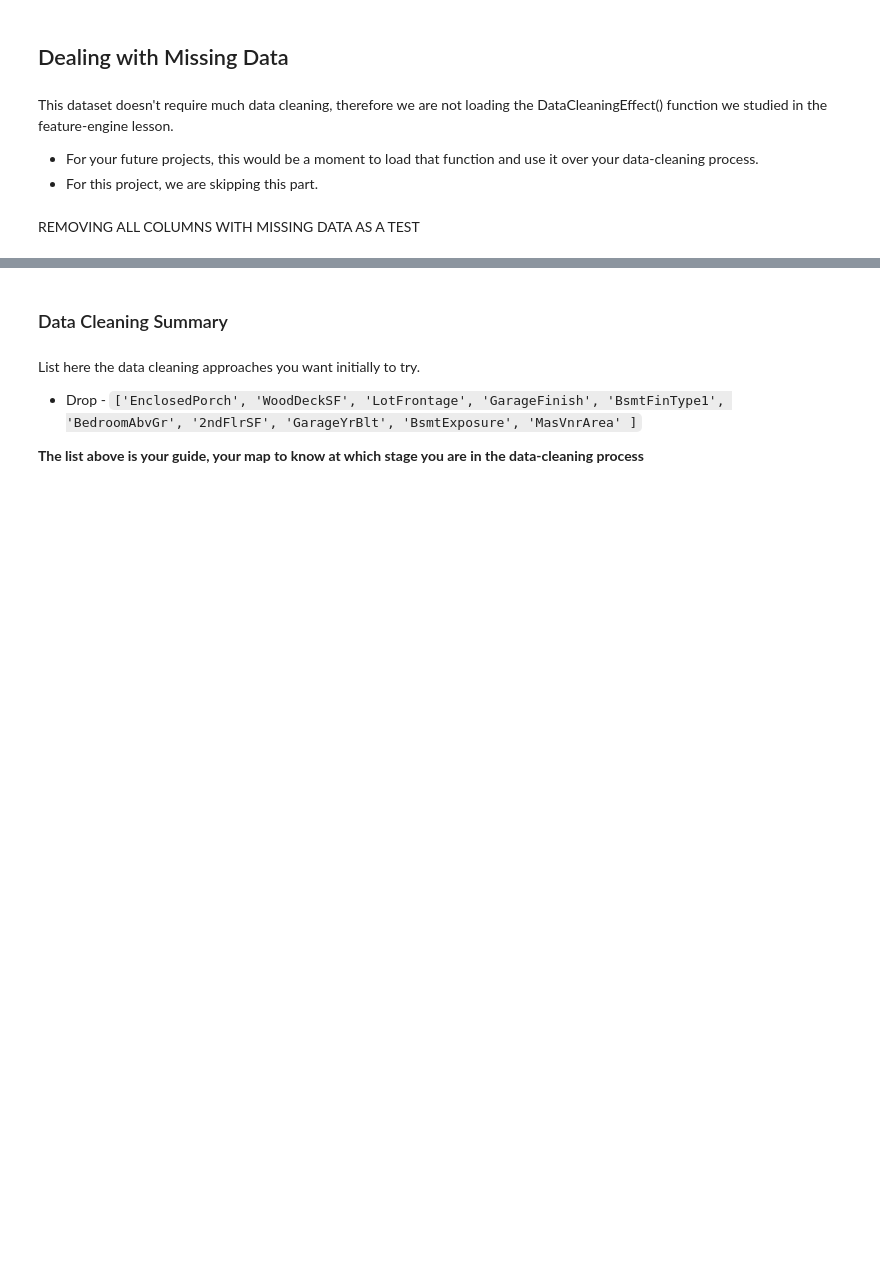
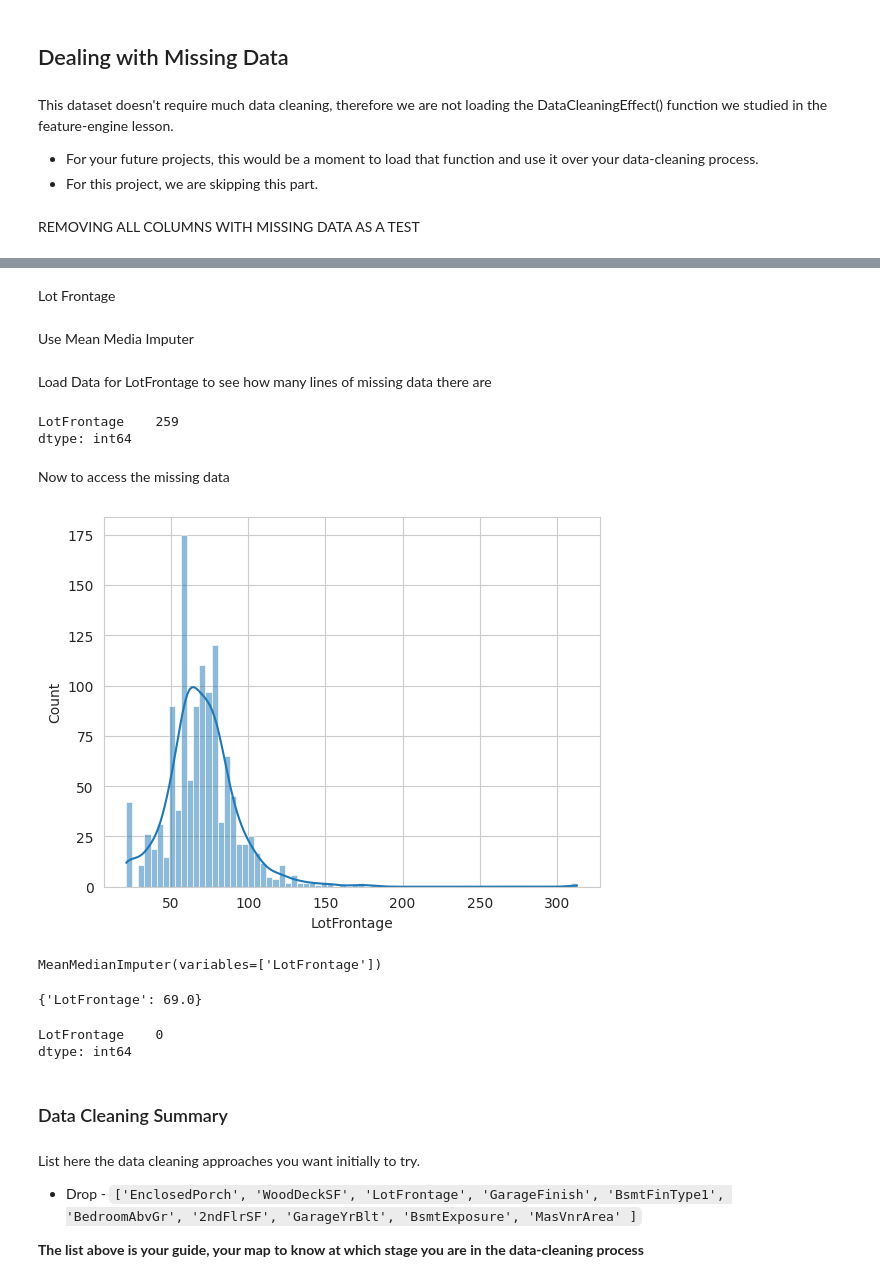
Before and after one commit to JohnStuartPhil/p5test, a Jupyter notebook: jupyter_notebooks/03 - DataCleaning.ipynb, the cells around one changed output, grey strips where cells are left out. Saved outputs shown, nothing was run; the diff lists cells and outputs as text; code cells hidden in the pictures; blank space fills up the shorter version.

Commit message:
Caluclate mean median for LotFrontage missing data

```diff
--- a/jupyter_notebooks/03 - DataCleaning.ipynb
+++ b/jupyter_notebooks/03 - DataCleaning.ipynb
@@ -236,0 +241,21 @@ REMOVING ALL COLUMNS WITH MISSING DATA AS A TEST
+# %% [markdown]
+Lot Frontage
+# %% [markdown]
+Use Mean Media Imputer
+# %% [markdown]
+Load Data for LotFrontage to see how many lines of missing data there are
+# %%
+df[['LotFrontage']].isnull().sum()
+# %% [output]
+LotFrontage    259
+dtype: int64
+# %% [markdown]
+Now to access the missing data
+# %%
+sns.set_style('whitegrid')
+for col in ['LotFrontage']:
+  sns.histplot(data=df, x=col, kde=True)
+  plt.show()
+  print('\n')
+# %% [output]
+[figure, added]
@@ -236,0 +266,8 @@ REMOVING ALL COLUMNS WITH MISSING DATA AS A TEST
+# %%
+imputer.fit(df)
+# %% [output]
+MeanMedianImputer(variables=['LotFrontage'])
+# %%
+imputer.imputer_dict_
+# %% [output]
+{'LotFrontage': 69.0}
@@ -237,3 +276,8 @@ REMOVING ALL COLUMNS WITH MISSING DATA AS A TEST
+# %%
+df[['LotFrontage']].isnull().sum()
+# %% [output]
+LotFrontage    0
+dtype: int64
 # %% [markdown]
 ### Data Cleaning Summary
 # %% [markdown]
```
Also changed, not shown: parts of 4 cells of this notebook, 2 other files.
